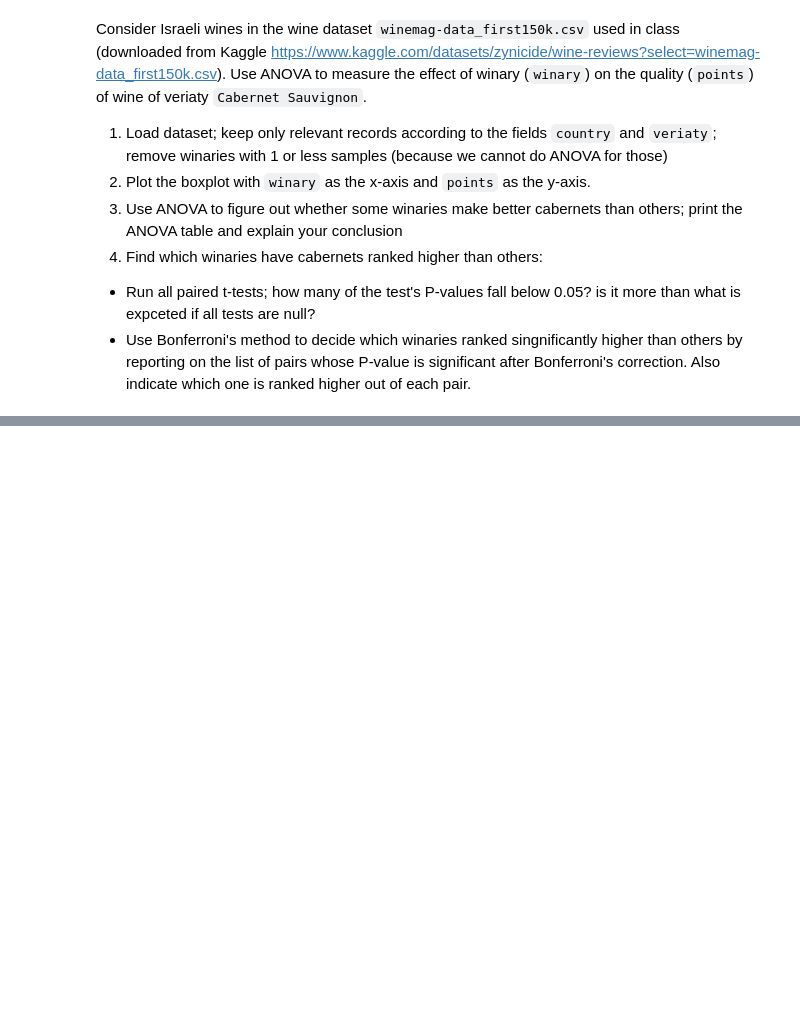
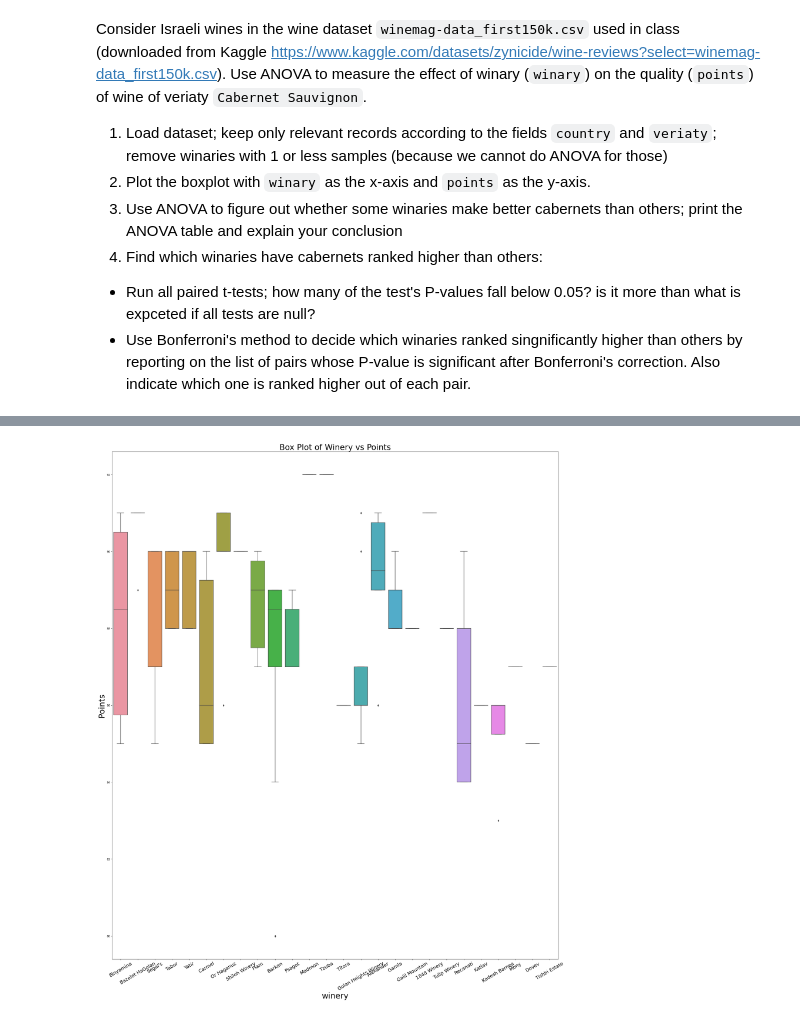
Before and after one commit to bar371/adv_stats, a Jupyter notebook: hw4.ipynb, the cells around one changed output, grey strips where cells are left out. Cells and saved outputs as stored; diff of their text form; code cells hidden in the pictures; blank space fills up the shorter version.

```diff
--- a/hw4.ipynb
+++ b/hw4.ipynb
@@ -124,3 +209,7 @@ Consider Israeli wines in the wine dataset ``winemag-data_first150k.csv`` used i
 4. Find which winaries have cabernets ranked higher than others:
  - Run all paired t-tests; how many of the test's P-values fall below 0.05? is it more than what is expceted if all tests are null?
  - Use Bonferroni's method to decide which winaries ranked singnificantly higher than others by reporting on the list of pairs whose P-value is significant after Bonferroni's correction. Also indicate which one is ranked higher out of each pair.
+# %%
+wine = pd.read_csv("winemag-data_first150k.csv")
+wine = wine[(wine['country']=='Israel') & (wine['variety']=='Cabernet Sauvignon')]
+wine
@@ -126,0 +230,10 @@ Consider Israeli wines in the wine dataset ``winemag-data_first150k.csv`` used i
+# %%
+plt.rcParams["figure.figsize"] = [30,35]
+sns.boxplot(data=wine,x='winery', y='points')
+plt.xticks(rotation=30,size=18)
+plt.xlabel("winery",size=30)
+plt.ylabel("Points",size=30)
+plt.title("Box Plot of Winery vs Points",size=30)
+plt.show()
+# %% [output]
+[figure, added]
```
Also changed, not shown: parts of 11 cells of this notebook.
